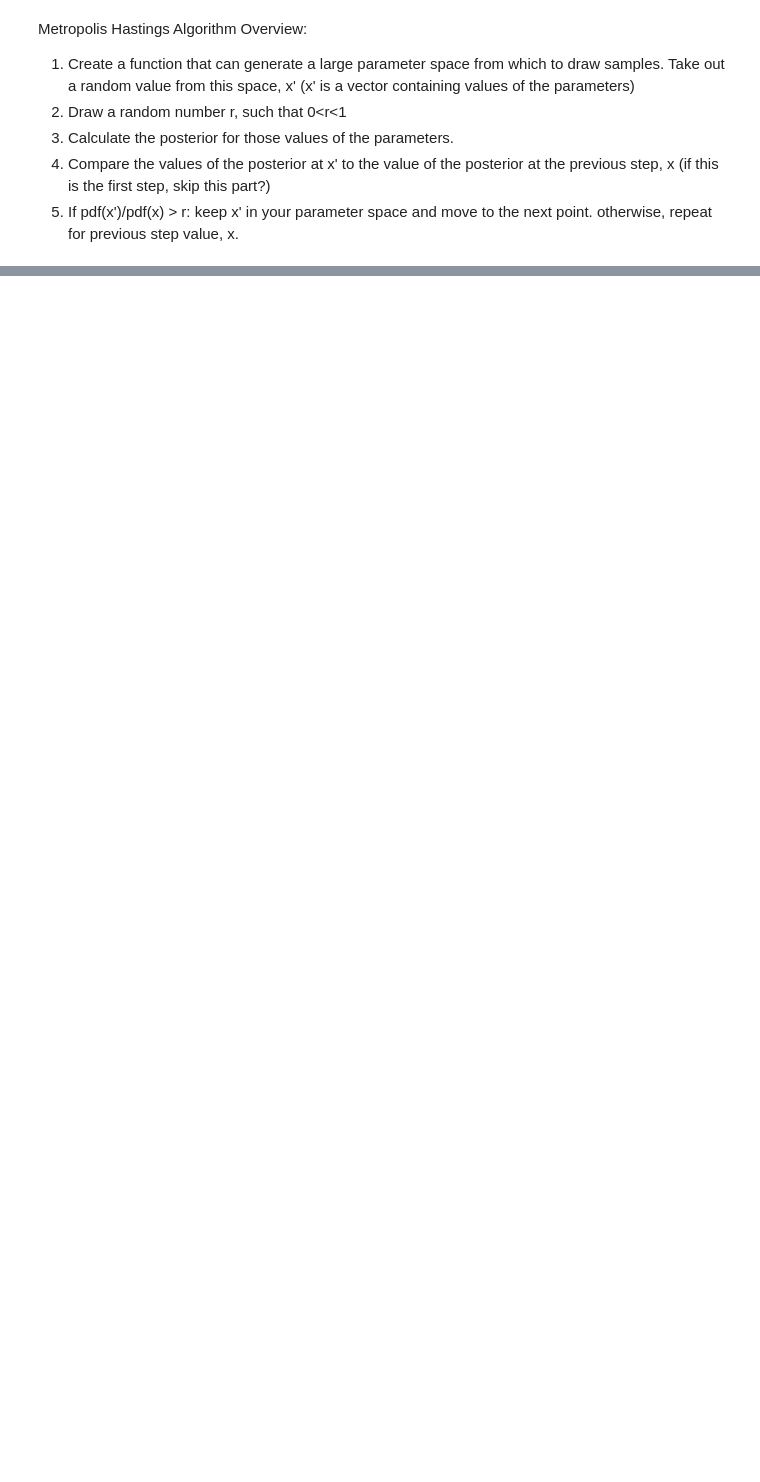
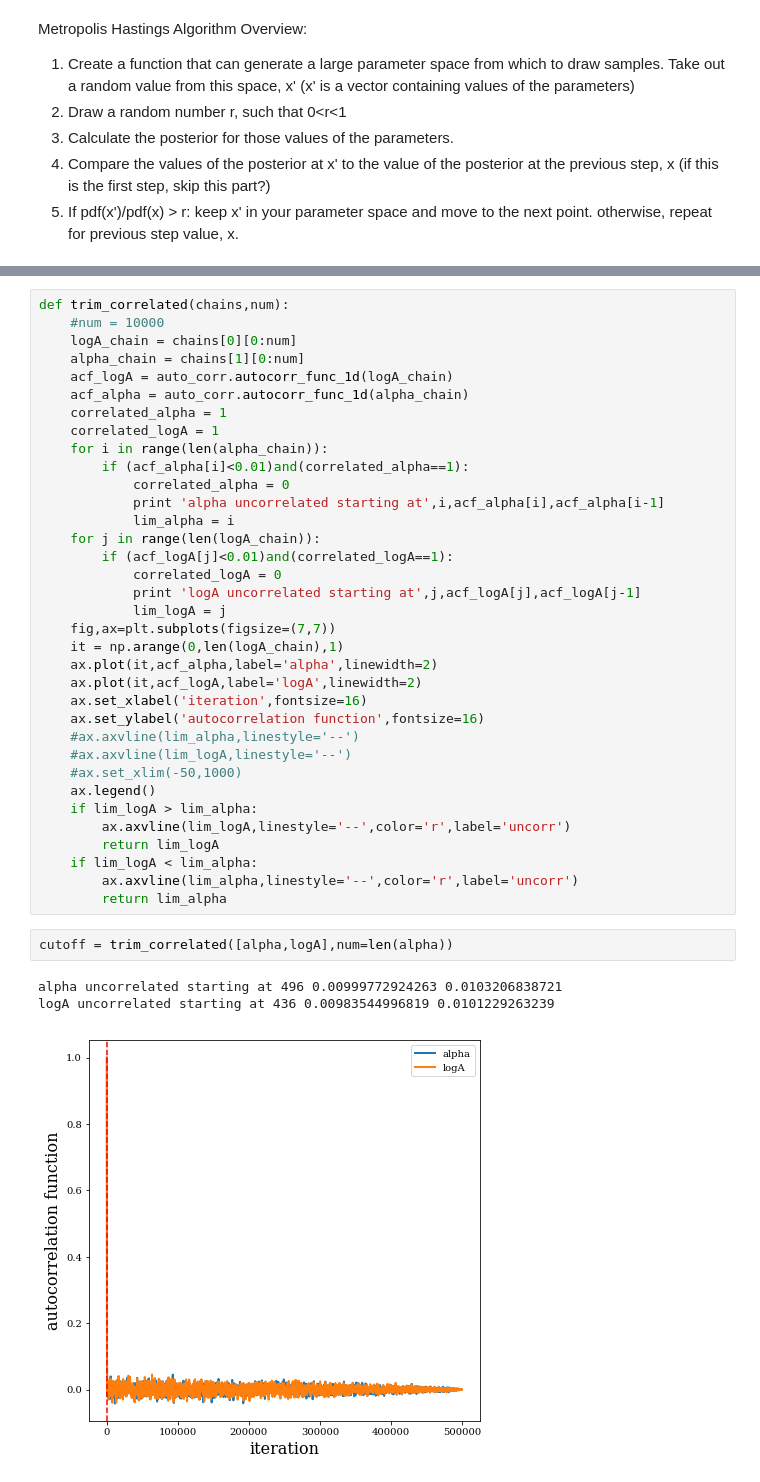
Before and after one commit to dirac-institute/PileupABC, a Jupyter notebook: Margaret/metropolis_hastings_mcmc.ipynb, the cells around one changed output, grey strips where cells are left out. Saved outputs shown, nothing was run; the diff lists cells and outputs as text; blank space fills up the shorter version.

```diff
--- a/Margaret/metropolis_hastings_mcmc.ipynb
+++ b/Margaret/metropolis_hastings_mcmc.ipynb
@@ -244,0 +143,41 @@ on step 450000
+# %%
+def trim_correlated(chains,num):
+    #num = 10000
+    logA_chain = chains[0][0:num]
+    alpha_chain = chains[1][0:num]
+    acf_logA = auto_corr.autocorr_func_1d(logA_chain)
+    acf_alpha = auto_corr.autocorr_func_1d(alpha_chain)
+    correlated_alpha = 1
+    correlated_logA = 1
+    for i in range(len(alpha_chain)):
+        if (acf_alpha[i]<0.01)and(correlated_alpha==1):
+            correlated_alpha = 0
+            print 'alpha uncorrelated starting at',i,acf_alpha[i],acf_alpha[i-1]
+            lim_alpha = i
+    for j in range(len(logA_chain)):
+        if (acf_logA[j]<0.01)and(correlated_logA==1):
+            correlated_logA = 0
+            print 'logA uncorrelated starting at',j,acf_logA[j],acf_logA[j-1]
+            lim_logA = j
+    fig,ax=plt.subplots(figsize=(7,7))
+    it = np.arange(0,len(logA_chain),1)
+    ax.plot(it,acf_alpha,label='alpha',linewidth=2)
+    ax.plot(it,acf_logA,label='logA',linewidth=2)
+    ax.set_xlabel('iteration',fontsize=16)
+    ax.set_ylabel('autocorrelation function',fontsize=16)
+    #ax.axvline(lim_alpha,linestyle='--')
+    #ax.axvline(lim_logA,linestyle='--')
+    #ax.set_xlim(-50,1000)
+    ax.legend()
+    if lim_logA > lim_alpha:
+        ax.axvline(lim_logA,linestyle='--',color='r',label='uncorr')
+        return lim_logA
+    if lim_logA < lim_alpha:
+        ax.axvline(lim_alpha,linestyle='--',color='r',label='uncorr')
+        return lim_alpha
+# %%
+cutoff = trim_correlated([alpha,logA],num=len(alpha))
+# %% [output]
+alpha uncorrelated starting at 496 0.00999772924263 0.0103206838721
+logA uncorrelated starting at 436 0.00983544996819 0.0101229263239
+[figure, added]
```
Also changed, not shown: parts of 32 cells of this notebook, 3 other files.
